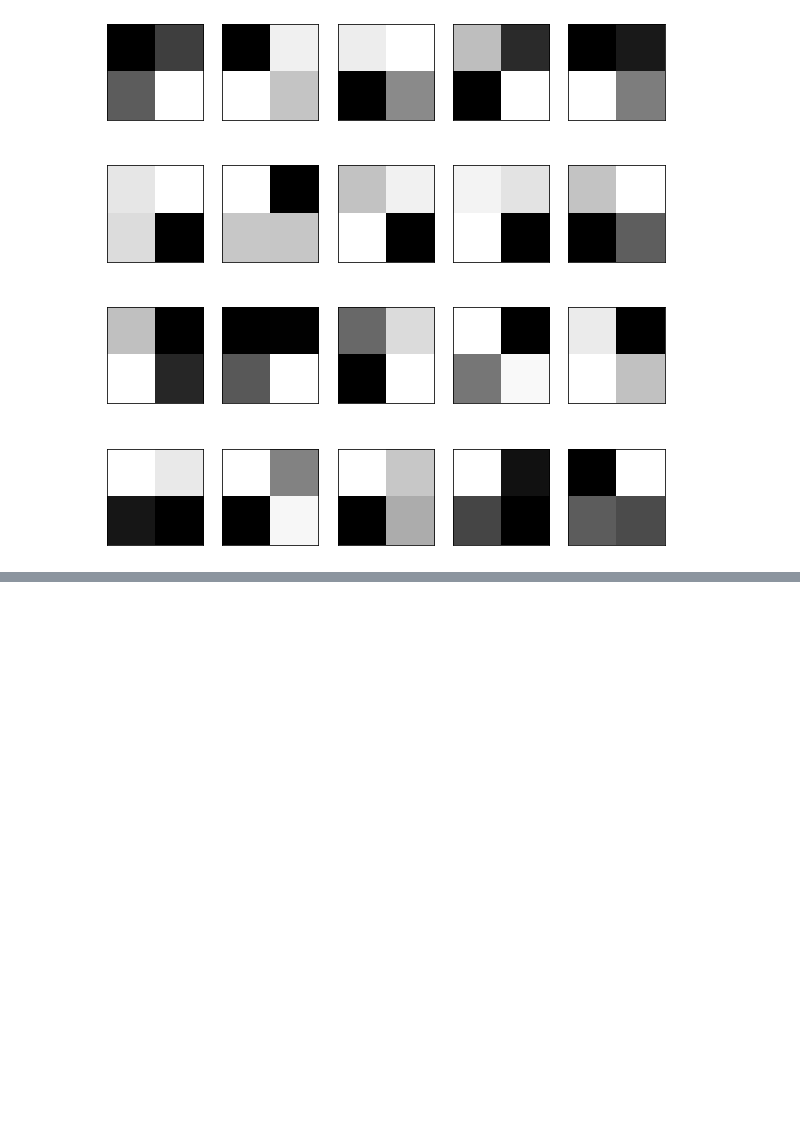
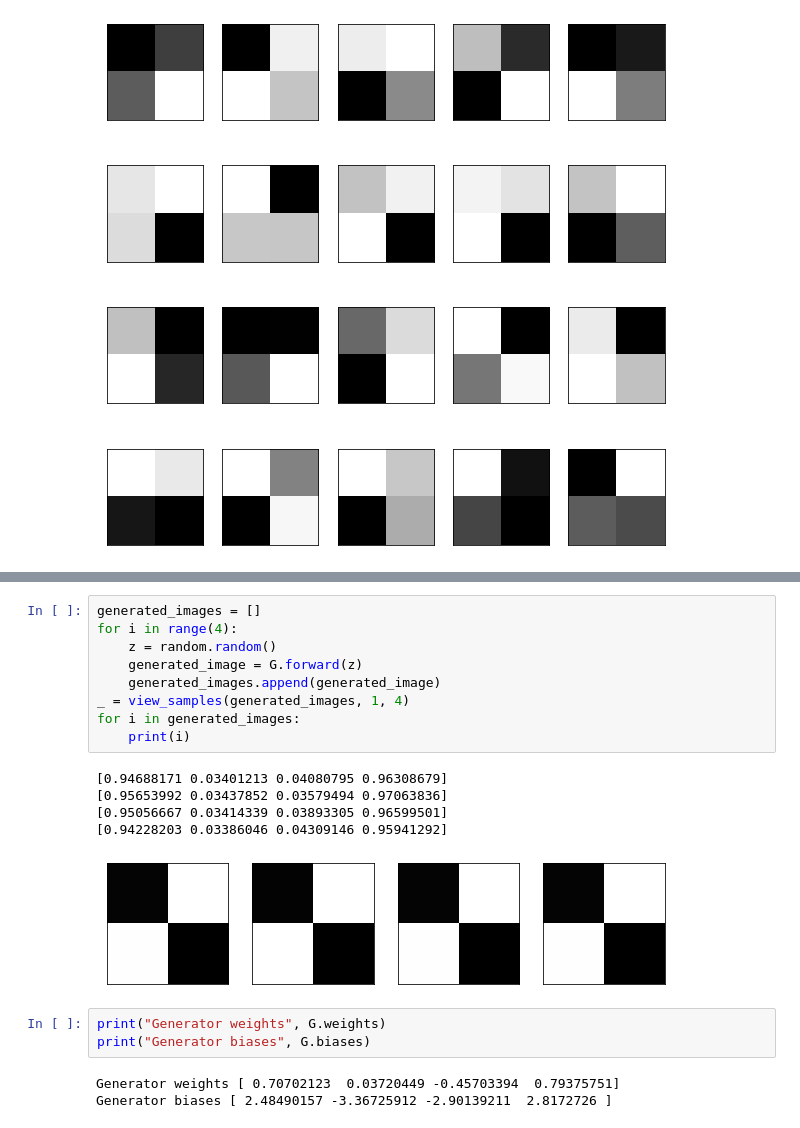
Before and after one commit to sdswoops824/GAN_faces, a Jupyter notebook: GAN_slanted_faces.ipynb, the cells around one changed output, grey strips where cells are left out. Cells and saved outputs as stored; diff of their text form; blank space fills up the shorter version.

```diff
--- a/GAN_slanted_faces.ipynb
+++ b/GAN_slanted_faces.ipynb
@@ -40,0 +173,21 @@ _ = view_samples(noise, 4,5)
+# %%
+generated_images = []
+for i in range(4):
+    z = random.random()
+    generated_image = G.forward(z)
+    generated_images.append(generated_image)
+_ = view_samples(generated_images, 1, 4)
+for i in generated_images:
+    print(i)
+# %% [output]
+[0.94688171 0.03401213 0.04080795 0.96308679]
+[0.95653992 0.03437852 0.03579494 0.97063836]
+[0.95056667 0.03414339 0.03893305 0.96599501]
+[0.94228203 0.03386046 0.04309146 0.95941292]
+[figure, added]
+# %%
+print("Generator weights", G.weights)
+print("Generator biases", G.biases)
+# %% [output]
+Generator weights [ 0.70702123  0.03720449 -0.45703394  0.79375751]
+Generator biases [ 2.48490157 -3.36725912 -2.90139211  2.8172726 ]
```
Also changed, not shown: parts of 6 cells of this notebook.
